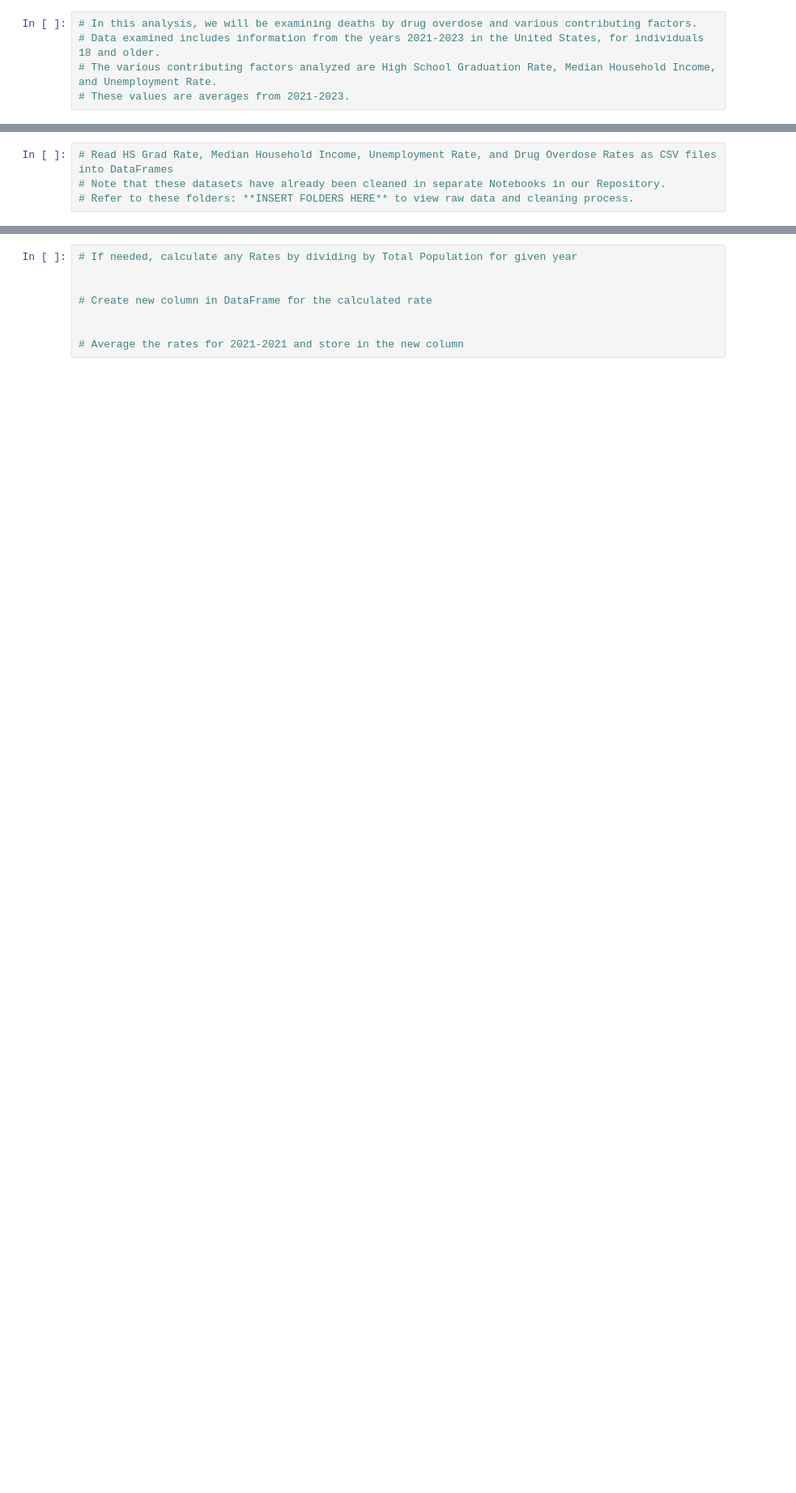
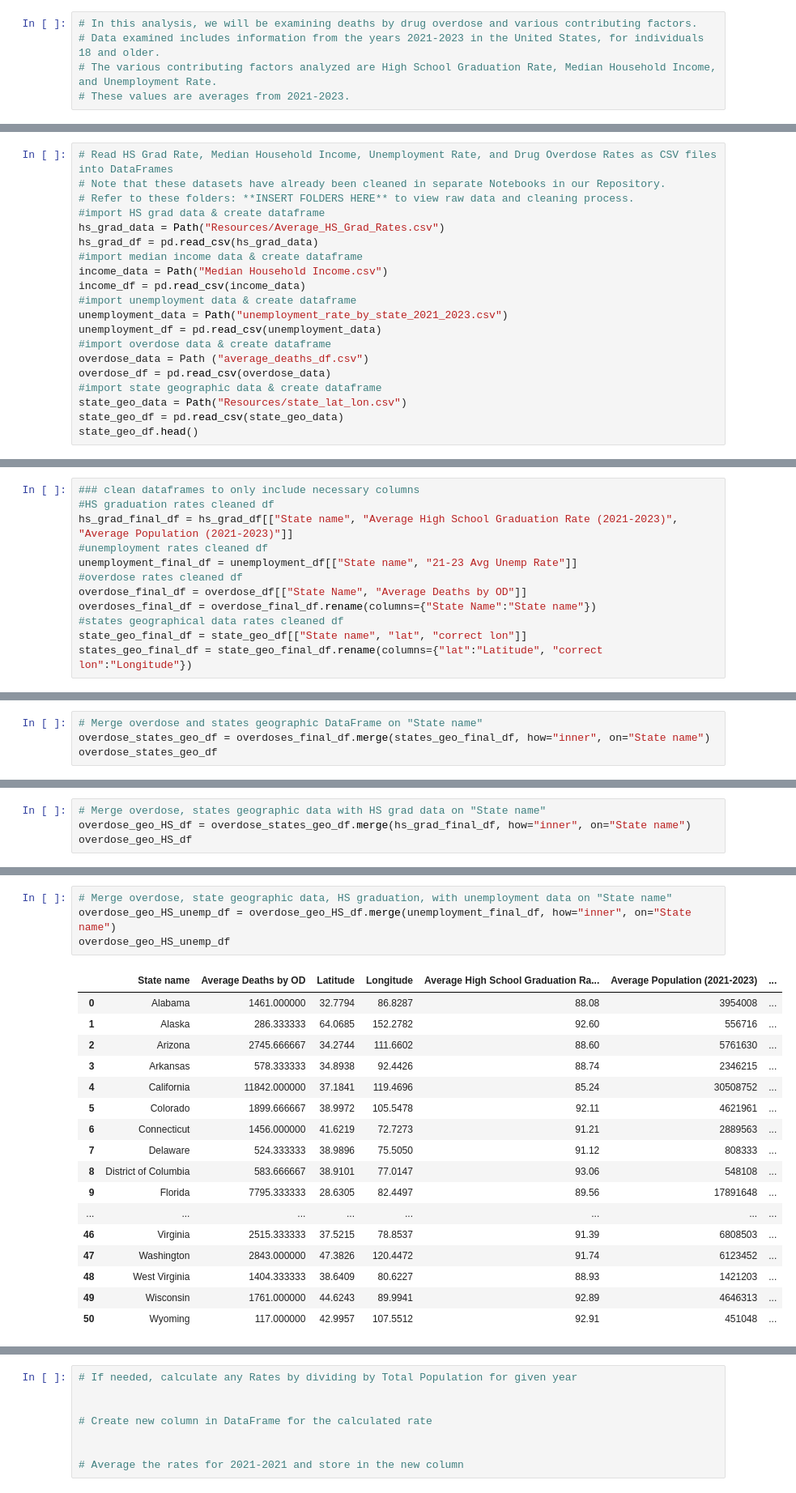
Before and after one commit to kileykarecki/Project-1, a Jupyter notebook: Drug_Overdose_and_Contributing_Factors.ipynb, the cells around one changed output, grey strips where cells are left out. Shown at 81% size. Saved outputs shown, nothing was run; the diff lists cells and outputs as text; blank space fills up the shorter version.

Commit message:
Initial reading and merging of data

```diff
--- a/Drug_Overdose_and_Contributing_Factors.ipynb
+++ b/Drug_Overdose_and_Contributing_Factors.ipynb
@@ -15,3 +19,19 @@ from pathlib import Path
 # Read HS Grad Rate, Median Household Income, Unemployment Rate, and Drug Overdose Rates as CSV files into DataFrames
 # Note that these datasets have already been cleaned in separate Notebooks in our Repository.
 # Refer to these folders: **INSERT FOLDERS HERE** to view raw data and cleaning process.
+#import HS grad data & create dataframe
+hs_grad_data = Path("Resources/Average_HS_Grad_Rates.csv")
+hs_grad_df = pd.read_csv(hs_grad_data)
+#import median income data & create dataframe
+income_data = Path("Median Household Income.csv")
+income_df = pd.read_csv(income_data)
+#import unemployment data & create dataframe
+unemployment_data = Path("unemployment_rate_by_state_2021_2023.csv")
+unemployment_df = pd.read_csv(unemployment_data)
+#import overdose data & create dataframe
+overdose_data = Path ("average_deaths_df.csv")
+overdose_df = pd.read_csv(overdose_data)
+#import state geographic data & create dataframe
+state_geo_data = Path("Resources/state_lat_lon.csv")
+state_geo_df = pd.read_csv(state_geo_data)
+state_geo_df.head()
@@ -23,0 +45,12 @@ from pathlib import Path
+# %%
+### clean dataframes to only include necessary columns
+#HS graduation rates cleaned df
+hs_grad_final_df = hs_grad_df[["State name", "Average High School Graduation Rate (2021-2023)", "Average Population (2021-2023)"]]
+#unemployment rates cleaned df
+unemployment_final_df = unemployment_df[["State name", "21-23 Avg Unemp Rate"]]
+#overdose rates cleaned df
+overdose_final_df = overdose_df[["State Name", "Average Deaths by OD"]]
+overdoses_final_df = overdose_final_df.rename(columns={"State Name":"State name"})
+#states geographical data rates cleaned df
+state_geo_final_df = state_geo_df[["State name", "lat", "correct lon"]]
+states_geo_final_df = state_geo_final_df.rename(columns={"lat":"Latitude", "correct lon":"Longitude"})
@@ -23,0 +64,4 @@ from pathlib import Path
+# %%
+# Merge overdose and states geographic DataFrame on "State name"
+overdose_states_geo_df = overdoses_final_df.merge(states_geo_final_df, how="inner", on="State name")
+overdose_states_geo_df
@@ -23,0 +86,4 @@ from pathlib import Path
+# %%
+# Merge overdose, states geographic data with HS grad data on "State name"
+overdose_geo_HS_df = overdose_states_geo_df.merge(hs_grad_final_df, how="inner", on="State name")
+overdose_geo_HS_df
@@ -23,0 +108,22 @@ from pathlib import Path
+# %%
+# Merge overdose, state geographic data, HS graduation, with unemployment data on "State name"
+overdose_geo_HS_unemp_df = overdose_geo_HS_df.merge(unemployment_final_df, how="inner", on="State name")
+overdose_geo_HS_unemp_df
+# %% [output]
+|  | State name | Average Deaths by OD | Latitude | Longitude | Average High School Graduation Ra... | Average Population (2021-2023) | ... |
+| 0 | Alabama | 1461.000000 | 32.7794 | 86.8287 | 88.08 | 3954008 | ... |
+| 1 | Alaska | 286.333333 | 64.0685 | 152.2782 | 92.60 | 556716 | ... |
+| 2 | Arizona | 2745.666667 | 34.2744 | 111.6602 | 88.60 | 5761630 | ... |
+| 3 | Arkansas | 578.333333 | 34.8938 | 92.4426 | 88.74 | 2346215 | ... |
+| 4 | California | 11842.000000 | 37.1841 | 119.4696 | 85.24 | 30508752 | ... |
+| 5 | Colorado | 1899.666667 | 38.9972 | 105.5478 | 92.11 | 4621961 | ... |
+| 6 | Connecticut | 1456.000000 | 41.6219 | 72.7273 | 91.21 | 2889563 | ... |
+| 7 | Delaware | 524.333333 | 38.9896 | 75.5050 | 91.12 | 808333 | ... |
+| 8 | District of Columbia | 583.666667 | 38.9101 | 77.0147 | 93.06 | 548108 | ... |
+| 9 | Florida | 7795.333333 | 28.6305 | 82.4497 | 89.56 | 17891648 | ... |
+| ... | ... | ... | ... | ... | ... | ... | ... |
+| 46 | Virginia | 2515.333333 | 37.5215 | 78.8537 | 91.39 | 6808503 | ... |
+| 47 | Washington | 2843.000000 | 47.3826 | 120.4472 | 91.74 | 6123452 | ... |
+| 48 | West Virginia | 1404.333333 | 38.6409 | 80.6227 | 88.93 | 1421203 | ... |
+| 49 | Wisconsin | 1761.000000 | 44.6243 | 89.9941 | 92.89 | 4646313 | ... |
+| 50 | Wyoming | 117.000000 | 42.9957 | 107.5512 | 92.91 | 451048 | ... |
```
Also changed, not shown: parts of 9 cells of this notebook, 1 other file.
